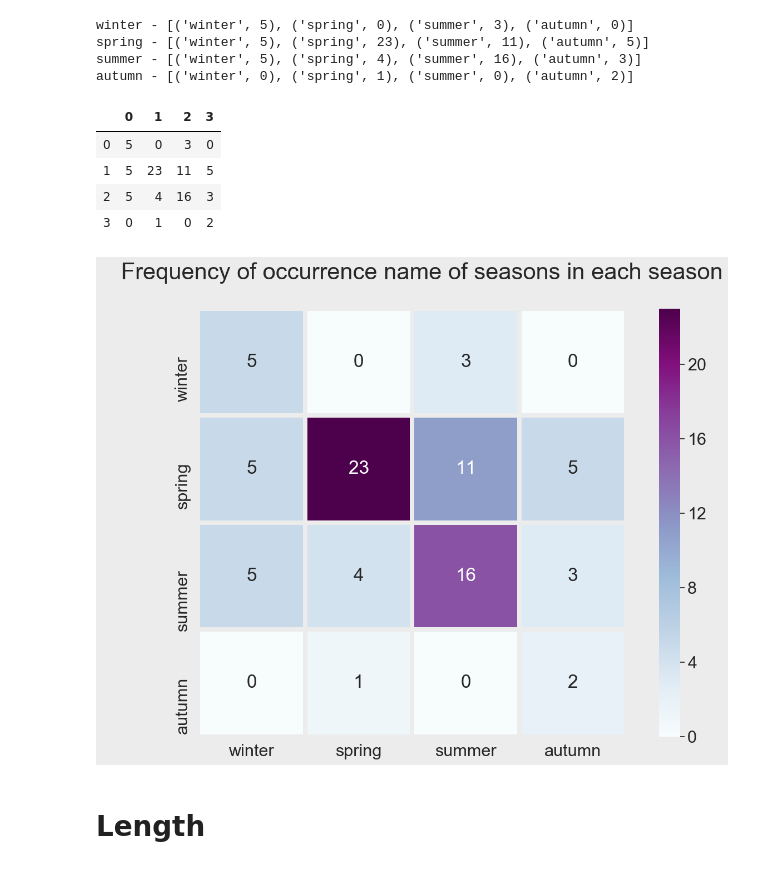
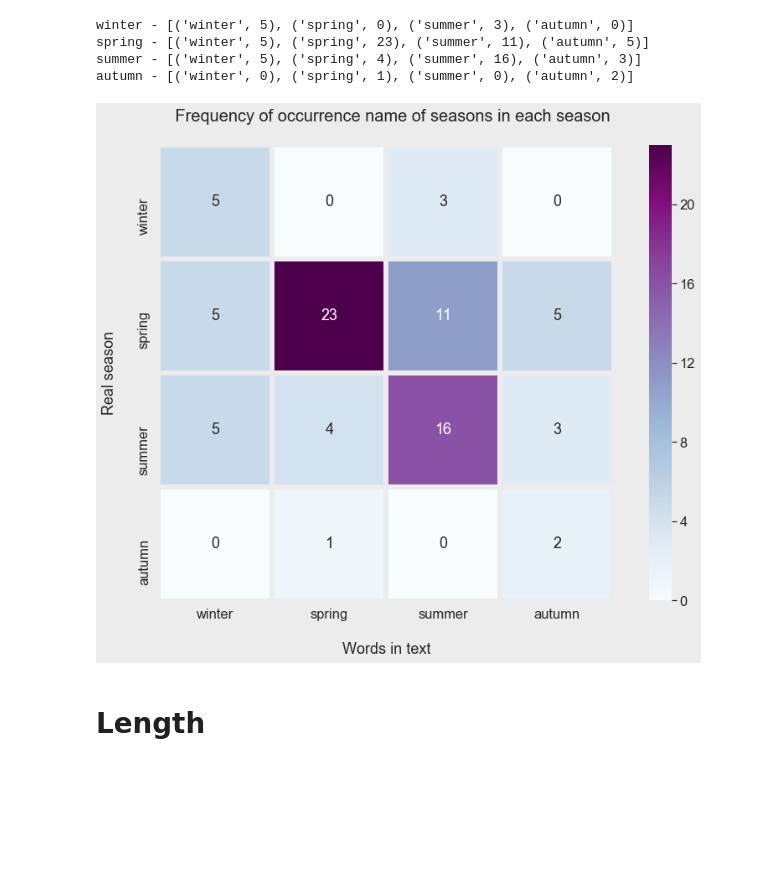
Before and after one commit to Khlebovich-Alexandra/horoscope_generator, a Jupyter notebook: visualisation.ipynb, the cells around one changed output. Cells and saved outputs as stored; diff of their text form; code cells hidden in the pictures; blank space fills up the shorter version.

Commit message:
Add plots

```diff
--- a/visualisation.ipynb
+++ b/visualisation.ipynb
@@ -59,3 +72,7 @@ posts.drop(['date', 'index in posts', 'index_before_concat'], axis=1, inplace=Tr
+# %%
+domain_to_name = dict(zip(domains, stop_simple))
+# %%
+posts.domain = posts.domain.map(lambda x: domain_to_name[x])
 # %%
 posts
 # %% [output]
@@ -118,6 +135,6 @@ posts
 26962 rows × 7 columns
 # %%
-def get_number_of_words(pattern, posts=posts, seasons=seasons):
+def get_number_of_words(pattern, seasons, posts):
     count = [0] * 4
     for ind, season in enumerate(seasons):
         count[ind] = len(re.findall(pattern, ' '.join(posts[posts.season==season].text)))
@@ -131,7 +148,7 @@ p_autumn = re.compile(r'\bосен[ьиеня][иеяююймх]?[йегмяюх
 patterns = [p_winter, p_spring, p_summer, p_autumn]
 counts = []
 for season, pattern in zip(seasons, patterns):
-    count = get_number_of_words(pattern)
+    count = get_number_of_words(pattern, seasons, posts)
     counts += [count]
     print(season, '-', list(zip(seasons, count)))
 # %% [output]
@@ -139,25 +156,19 @@ winter - [('winter', 5), ('spring', 0), ('summer', 3), ('autumn', 0)]
 spring - [('winter', 5), ('spring', 23), ('summer', 11), ('autumn', 5)]
 summer - [('winter', 5), ('spring', 4), ('summer', 16), ('autumn', 3)]
 autumn - [('winter', 0), ('spring', 1), ('summer', 0), ('autumn', 2)]
-# %%
-pd.DataFrame(counts)
-# %% [output]
-|  | 0 | 1 | 2 | 3 |
-| 0 | 5 | 0 | 3 | 0 |
-| 1 | 5 | 23 | 11 | 5 |
-| 2 | 5 | 4 | 16 | 3 |
-| 3 | 0 | 1 | 0 | 2 |
 # %%
 fig = plt.figure(figsize=(15, 10), facecolor='#ececec')
-sns.set(font_scale=2)
+sns.set(font_scale=1.5)
 sns.heatmap(counts, cmap='BuPu', linewidths=5,
             linecolor='#ececec', xticklabels=seasons,
             yticklabels=seasons, square=True, annot=True)
-plt.title("   Frequency of occurrence name of seasons in each season\n", fontsize=30)
-plt.savefig('Plots/Heatmap1.png', facecolor=fig.get_facecolor(), edgecolor='none')
+plt.title("   Frequency of occurrence name of seasons in each season\n", fontsize=20)
+plt.xlabel('\nWords in text', fontsize=18)
+plt.ylabel('Real season\n', fontsize=18)
+plt.savefig('Plots/Heatmap1.png', facecolor=fig.get_facecolor(), dpi=300, edgecolor='none')
 plt.show()
 # %% [output]
-[figure, old version]
+[figure, new version]
 # %% [markdown]
 # Length
 # %%
```
Also changed, not shown: parts of 15 cells of this notebook, 5 other files.
